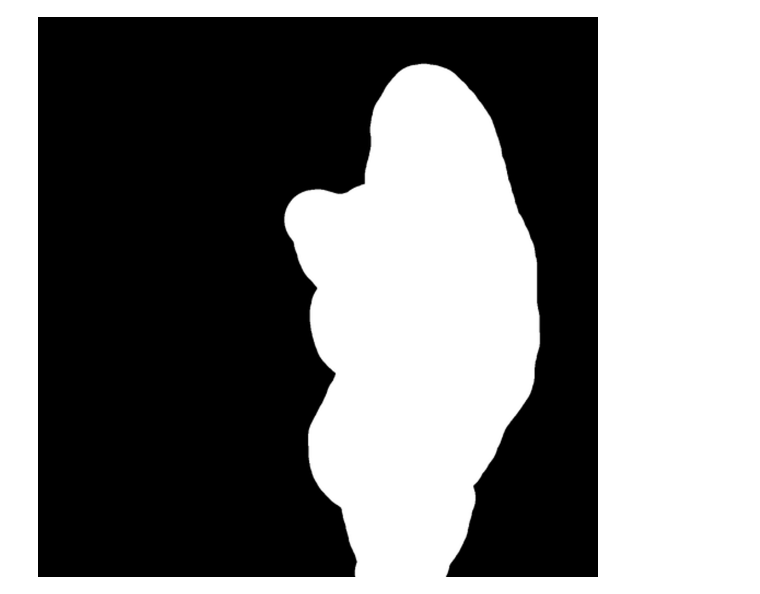
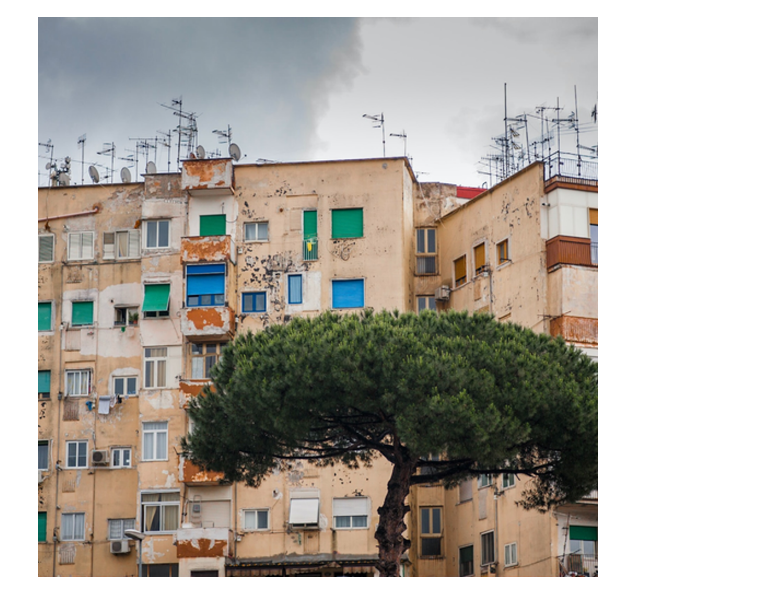
Before and after one commit to R4HUL10/Inpainting, a Jupyter notebook: Inpainting.ipynb, the cells around one changed output. Drawn from its saved outputs; the diff is of its cells as text; code cells hidden in the pictures.

```diff
--- a/Inpainting.ipynb
+++ b/Inpainting.ipynb
@@ -7,6 +30,6 @@ import torch
 
 pipe = AutoPipelineForInpainting.from_pretrained("diffusers/stable-diffusion-xl-1.0-inpainting-0.1", torch_dtype=torch.float16, variant="fp16").to("cuda")
 
-img_url = "6458524847_2f4c361183_k.png"
-mask_url = "6458524847_2f4c361183_k_mask.png"
+img_url = "/content/drive/MyDrive/Inpainting/inpainting_examples/bertrand-gabioud-CpuFzIsHYJ0.png"
+mask_url = "/content/drive/MyDrive/Inpainting/inpainting_examples/bertrand-gabioud-CpuFzIsHYJ0_mask.png"
 # %% [output]
@@ -31,14 +63,16 @@ plt.axis('off')
 # %%
-import matplotlib.pyplot as plt
-import matplotlib.image as mpimg
+# import matplotlib.pyplot as plt
+# import matplotlib.image as mpimg
 
 
-# Load and display the original image
-masked_img = mpimg.imread(mask_url)
-plt.figure(figsize=(8, 4))
-plt.subplot(1, 2, 1)
-plt.imshow(org_img)
-plt.title('Masked Image')
-plt.axis('off')
+# # Load and display the original image
+# masked_img = mpimg.imread(mask_url)
+# plt.figure(figsize=(8, 4))
+# plt.subplot(1, 2, 1)
+# plt.imshow(org_img)
+# plt.title('Masked Image')
+# plt.axis('off')
-# %% [output]
-[figure, removed]
+# %%
+image
+# %% [output]
+[figure, added]
```
Also changed, not shown: parts of 8 cells of this notebook.
